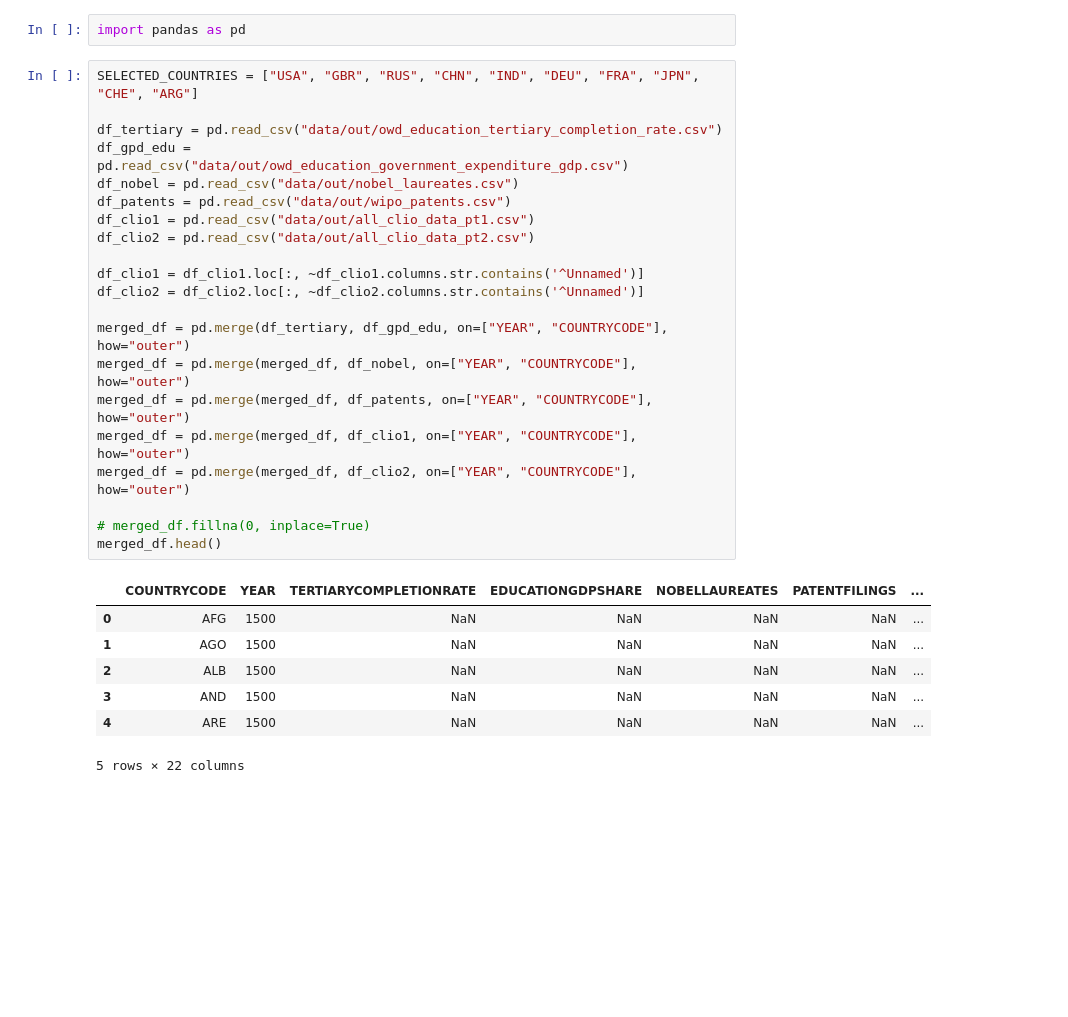
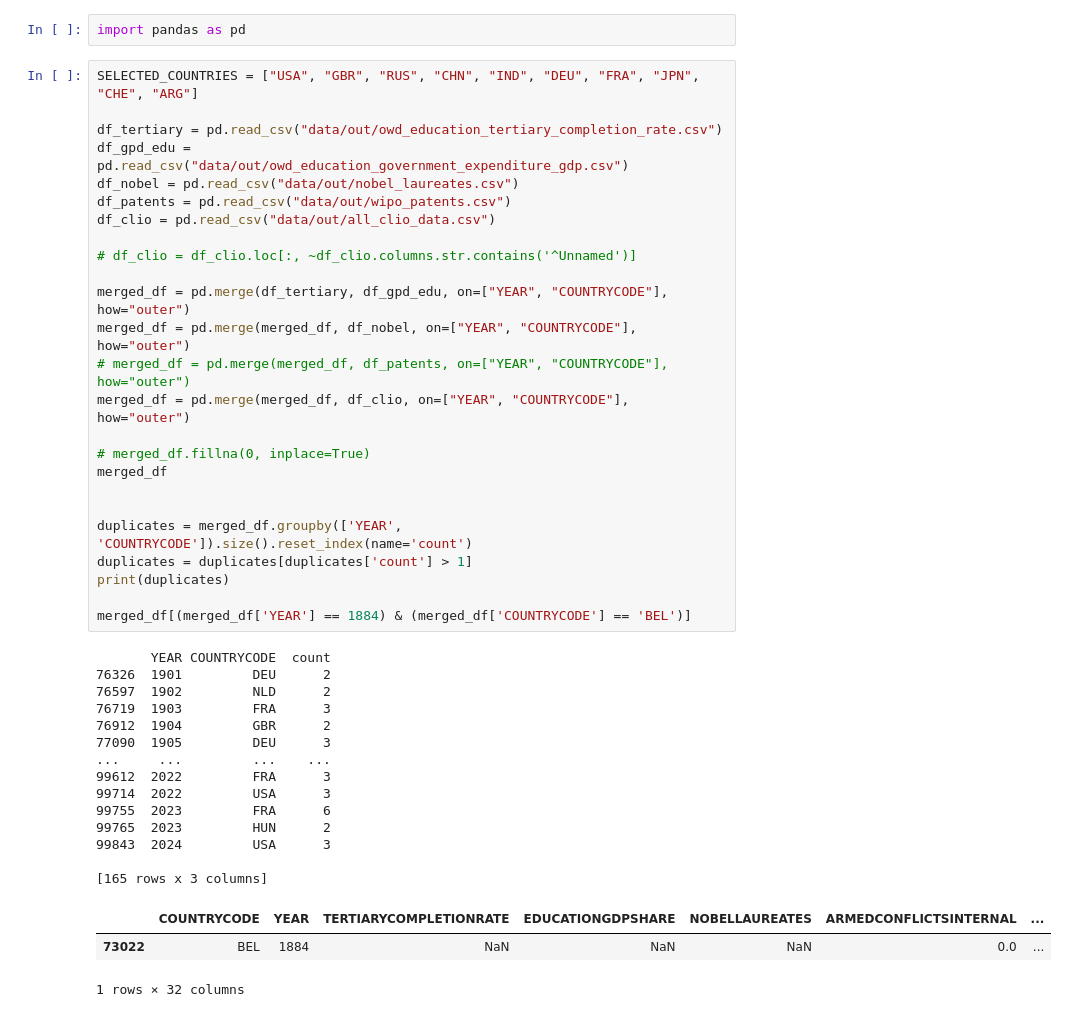
Before and after one commit to morettogSonova/archimedes, a Jupyter notebook: exploratory.ipynb, the cells around one changed output. Saved outputs shown, nothing was run; the diff lists cells and outputs as text; blank space fills up the shorter version.

```diff
--- a/exploratory.ipynb
+++ b/exploratory.ipynb
@@ -7,29 +7,43 @@ import pandas as pd
 # %%
 SELECTED_COUNTRIES = ["USA", "GBR", "RUS", "CHN", "IND", "DEU", "FRA", "JPN", "CHE", "ARG"]
 
 df_tertiary = pd.read_csv("data/out/owd_education_tertiary_completion_rate.csv")
 df_gpd_edu = pd.read_csv("data/out/owd_education_government_expenditure_gdp.csv")
 df_nobel = pd.read_csv("data/out/nobel_laureates.csv")
 df_patents = pd.read_csv("data/out/wipo_patents.csv")
-df_clio1 = pd.read_csv("data/out/all_clio_data_pt1.csv")
-df_clio2 = pd.read_csv("data/out/all_clio_data_pt2.csv")
+df_clio = pd.read_csv("data/out/all_clio_data.csv")
 
-df_clio1 = df_clio1.loc[:, ~df_clio1.columns.str.contains('^Unnamed')]
-df_clio2 = df_clio2.loc[:, ~df_clio2.columns.str.contains('^Unnamed')]
+# df_clio = df_clio.loc[:, ~df_clio.columns.str.contains('^Unnamed')]
 
 merged_df = pd.merge(df_tertiary, df_gpd_edu, on=["YEAR", "COUNTRYCODE"], how="outer")
 merged_df = pd.merge(merged_df, df_nobel, on=["YEAR", "COUNTRYCODE"], how="outer")
-merged_df = pd.merge(merged_df, df_patents, on=["YEAR", "COUNTRYCODE"], how="outer")
-merged_df = pd.merge(merged_df, df_clio1, on=["YEAR", "COUNTRYCODE"], how="outer")
-merged_df = pd.merge(merged_df, df_clio2, on=["YEAR", "COUNTRYCODE"], how="outer")
+# merged_df = pd.merge(merged_df, df_patents, on=["YEAR", "COUNTRYCODE"], how="outer")
+merged_df = pd.merge(merged_df, df_clio, on=["YEAR", "COUNTRYCODE"], how="outer")
 
 # merged_df.fillna(0, inplace=True)
-merged_df.head()
+merged_df
+
+
+duplicates = merged_df.groupby(['YEAR', 'COUNTRYCODE']).size().reset_index(name='count')
+duplicates = duplicates[duplicates['count'] > 1]
+print(duplicates)
+
+merged_df[(merged_df['YEAR'] == 1884) & (merged_df['COUNTRYCODE'] == 'BEL')]
 # %% [output]
+       YEAR COUNTRYCODE  count
+76326  1901         DEU      2
+76597  1902         NLD      2
+76719  1903         FRA      3
+76912  1904         GBR      2
+77090  1905         DEU      3
+...     ...         ...    ...
+99612  2022         FRA      3
+99714  2022         USA      3
+99755  2023         FRA      6
+99765  2023         HUN      2
+99843  2024         USA      3
+
+[165 rows x 3 columns]
-|  | COUNTRYCODE | YEAR | TERTIARYCOMPLETIONRATE | EDUCATIONGDPSHARE | NOBELLAUREATES | PATENTFILINGS | ... |
-| 0 | AFG | 1500 | NaN | NaN | NaN | NaN | ... |
-| 1 | AGO | 1500 | NaN | NaN | NaN | NaN | ... |
-| 2 | ALB | 1500 | NaN | NaN | NaN | NaN | ... |
-| 3 | AND | 1500 | NaN | NaN | NaN | NaN | ... |
-| 4 | ARE | 1500 | NaN | NaN | NaN | NaN | ... |
+|  | COUNTRYCODE | YEAR | TERTIARYCOMPLETIONRATE | EDUCATIONGDPSHARE | NOBELLAUREATES | ARMEDCONFLICTSINTERNAL | ... |
+| 73022 | BEL | 1884 | NaN | NaN | NaN | 0.0 | ... |
-5 rows × 22 columns
+1 rows × 32 columns
```
Also changed, not shown: parts of 2 cells of this notebook, 3 other files.
